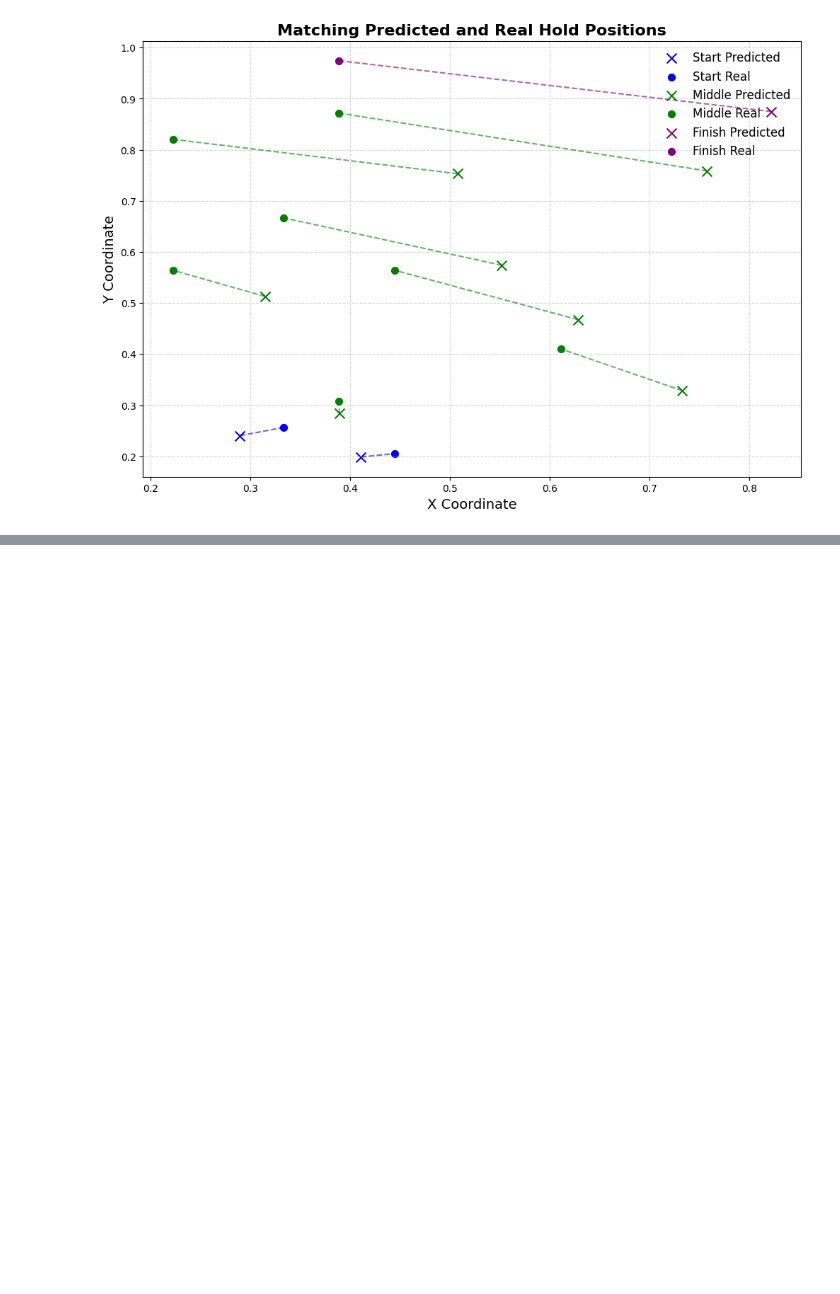
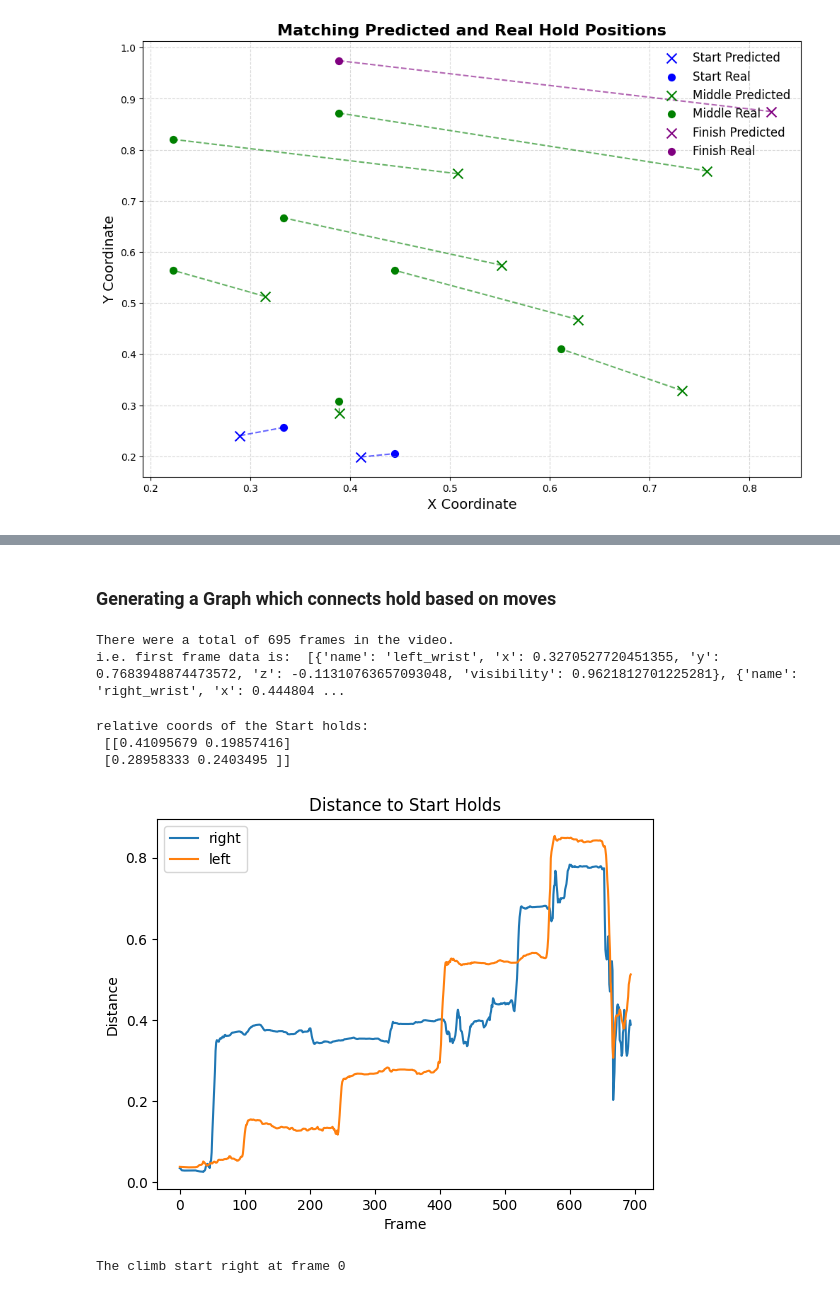
Before and after one commit to TomPlt/KilterBot, a Jupyter notebook: betavideo_mapping.ipynb, the cells around one changed output, grey strips where cells are left out. Saved outputs shown, nothing was run; the diff lists cells and outputs as text; code cells hidden in the pictures; blank space fills up the shorter version.

Commit message:
started with graphs from lms

```diff
--- a/betavideo_mapping.ipynb
+++ b/betavideo_mapping.ipynb
@@ -132,4 +132,3 @@ def perform_clustering_and_plot(hold_dict, n_clusters_dict, kilter_holds, eps=0.
     return cluster_centers_dict, assignments
 # %%
 n_clusters_dict = {'Start': len(kilter_holds['Start']), 'Middle': len(kilter_holds['Middle']), 'Finish': len(kilter_holds['Finish'])}
-cluster_centers = perform_clustering_and_plot(vid_lm_holds, n_clusters_dict, kilter_holds)
@@ -206,0 +224,38 @@ plot_matched_points(cluster_centers, kilter_holds)
+# %% [markdown]
+### Generating a Graph which connects hold based on moves
+# %%
+print(f'There were a total of {len(vid_lm)} frames in the video.')
+print("i.e. first frame data is: ", vid_lm[0])
+# %% [output]
+There were a total of 695 frames in the video.
+i.e. first frame data is:  [{'name': 'left_wrist', 'x': 0.3270527720451355, 'y': 0.7683948874473572, 'z': -0.11310763657093048, 'visibility': 0.9621812701225281}, {'name': 'right_wrist', 'x': 0.444804 ...
+# %%
+# lets see when the start holds are grabbed
+start_holds = cluster_centers[0]["Start"][:,:2]
+print(f'relative coords of the Start holds: \n {start_holds}')
+# %% [output]
+relative coords of the Start holds:
+ [[0.41095679 0.19857416]
+ [0.28958333 0.2403495 ]]
+# %%
+dist_start_right = np.zeros(len(vid_lm))
+dist_start_left = np.zeros(len(vid_lm))
+for counter, i in enumerate(vid_lm):
+    right_hand = np.array([i[1]['x'], abs(1-i[1]['y'])]) # again flip the y axis
+    left_hand = np.array([i[0]['x'], abs(1-i[0]['y'])])
+    dist_start_right[counter] = np.linalg.norm(start_holds[0] - right_hand, axis=0)
+    dist_start_left[counter] = np.linalg.norm(start_holds[1] - left_hand, axis=0)
+    # print(left_wrist_x, left_wrist_y)
+    # print(f'hold {counter} is grabbed at {i}')
+# %%
+plt.plot(dist_start_right, label='right hand')
+plt.plot(dist_start_left, label='left')
+plt.title('Distance to Start Holds')
+plt.xlabel('Frame')
+plt.ylabel('Distance')
+plt.legend()
+plt.show()
+print('The climb start right at frame 0')
+# %% [output]
+[figure, added]
+The climb start right at frame 0
```
Also changed, not shown: parts of 8 cells of this notebook, 3 other files.
